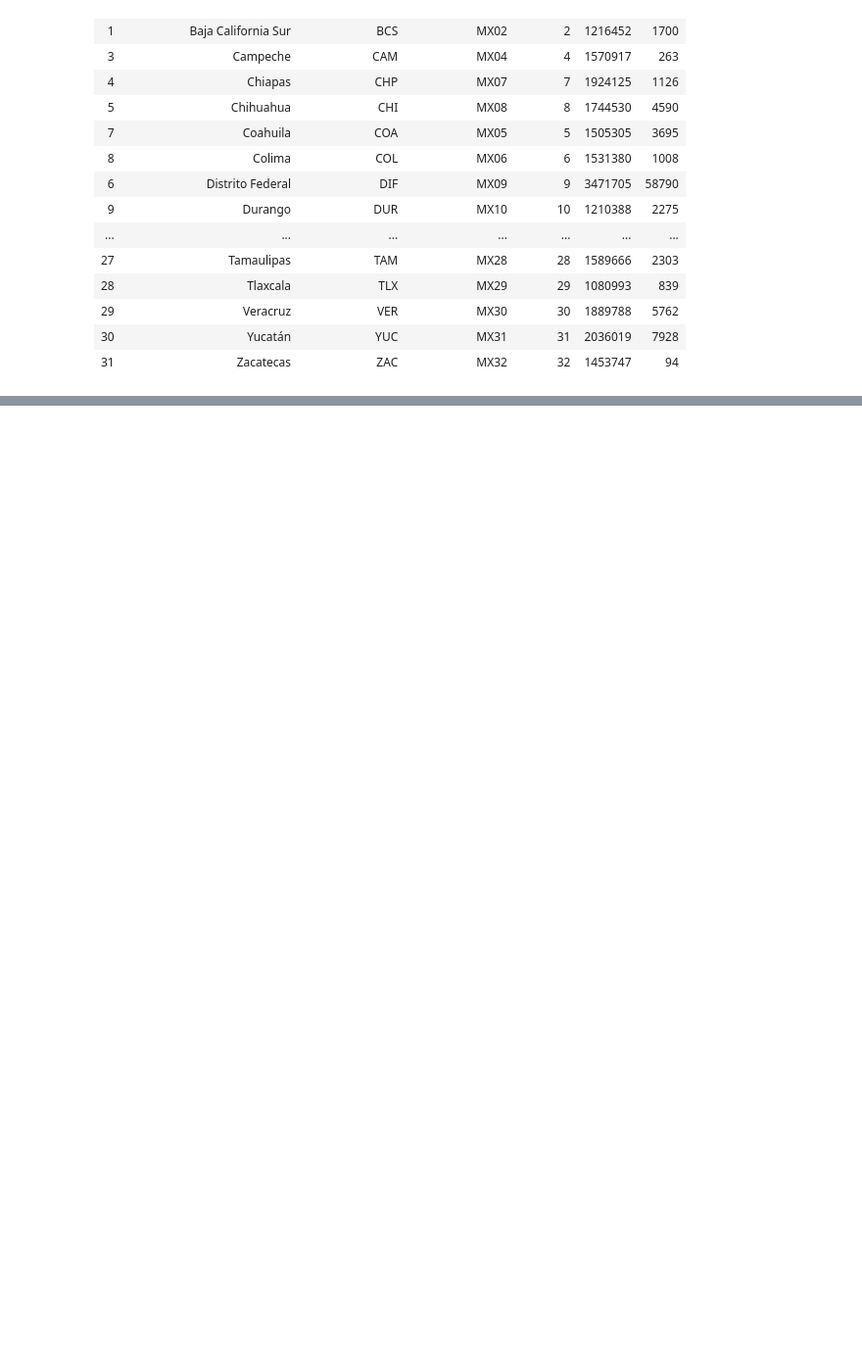
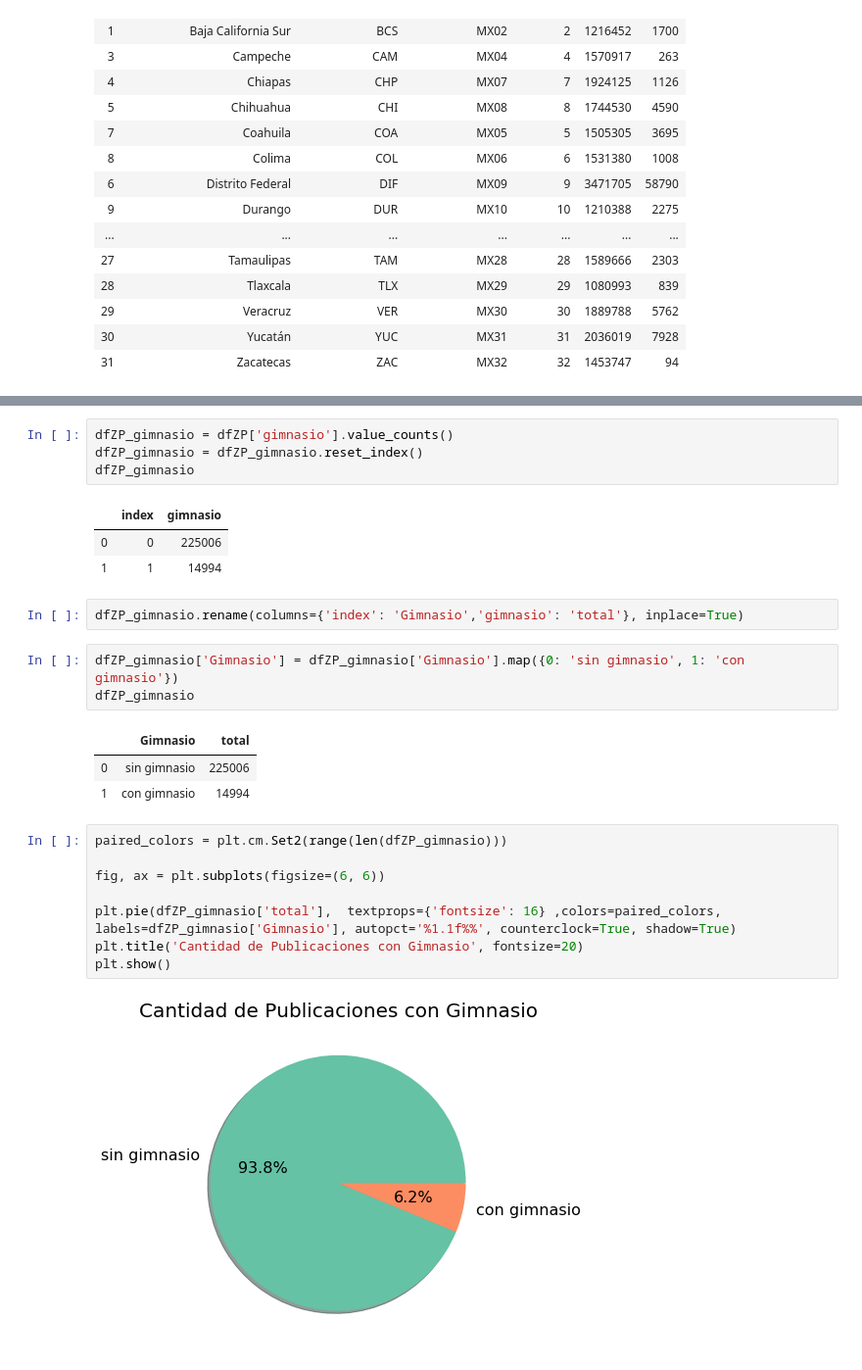
Before and after one commit to cessar5/7506_20192C, a Jupyter notebook: tp1.ipynb, the cells around one changed output, grey strips where cells are left out. Shown at 98% size. Cells and saved outputs as stored; diff of their text form; blank space fills up the shorter version.

```diff
--- a/tp1.ipynb
+++ b/tp1.ipynb
@@ -1791,0 +1818,27 @@ m7
+# %%
+dfZP_gimnasio = dfZP['gimnasio'].value_counts()
+dfZP_gimnasio = dfZP_gimnasio.reset_index()
+dfZP_gimnasio
+# %% [output]
+|  | index | gimnasio |
+| 0 | 0 | 225006 |
+| 1 | 1 | 14994 |
+# %%
+dfZP_gimnasio.rename(columns={'index': 'Gimnasio','gimnasio': 'total'}, inplace=True)
+# %%
+dfZP_gimnasio['Gimnasio'] = dfZP_gimnasio['Gimnasio'].map({0: 'sin gimnasio', 1: 'con gimnasio'})
+dfZP_gimnasio
+# %% [output]
+|  | Gimnasio | total |
+| 0 | sin gimnasio | 225006 |
+| 1 | con gimnasio | 14994 |
+# %%
+paired_colors = plt.cm.Set2(range(len(dfZP_gimnasio)))
+
+fig, ax = plt.subplots(figsize=(6, 6))
+
+plt.pie(dfZP_gimnasio['total'],  textprops={'fontsize': 16} ,colors=paired_colors, labels=dfZP_gimnasio['Gimnasio'], autopct='%1.1f%%', counterclock=True, shadow=True)
+plt.title('Cantidad de Publicaciones con Gimnasio', fontsize=20)
+plt.show()
+# %% [output]
+[figure, added]
```
Also changed, not shown: parts of 9 cells of this notebook.
